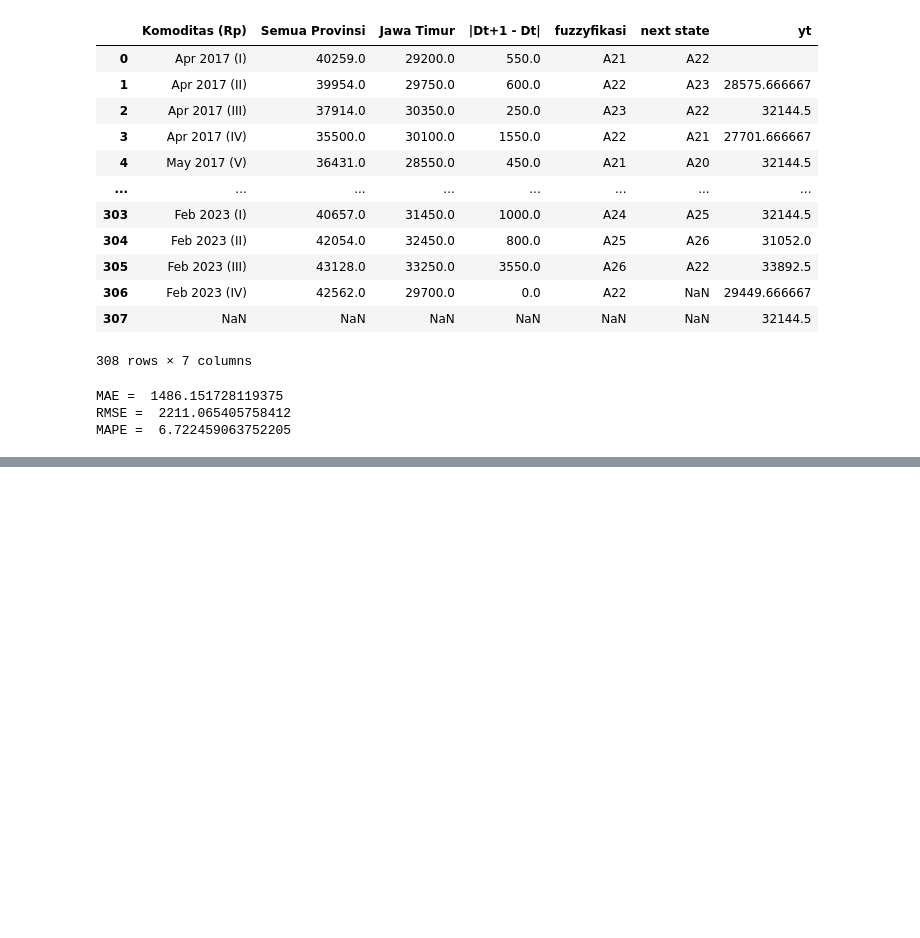
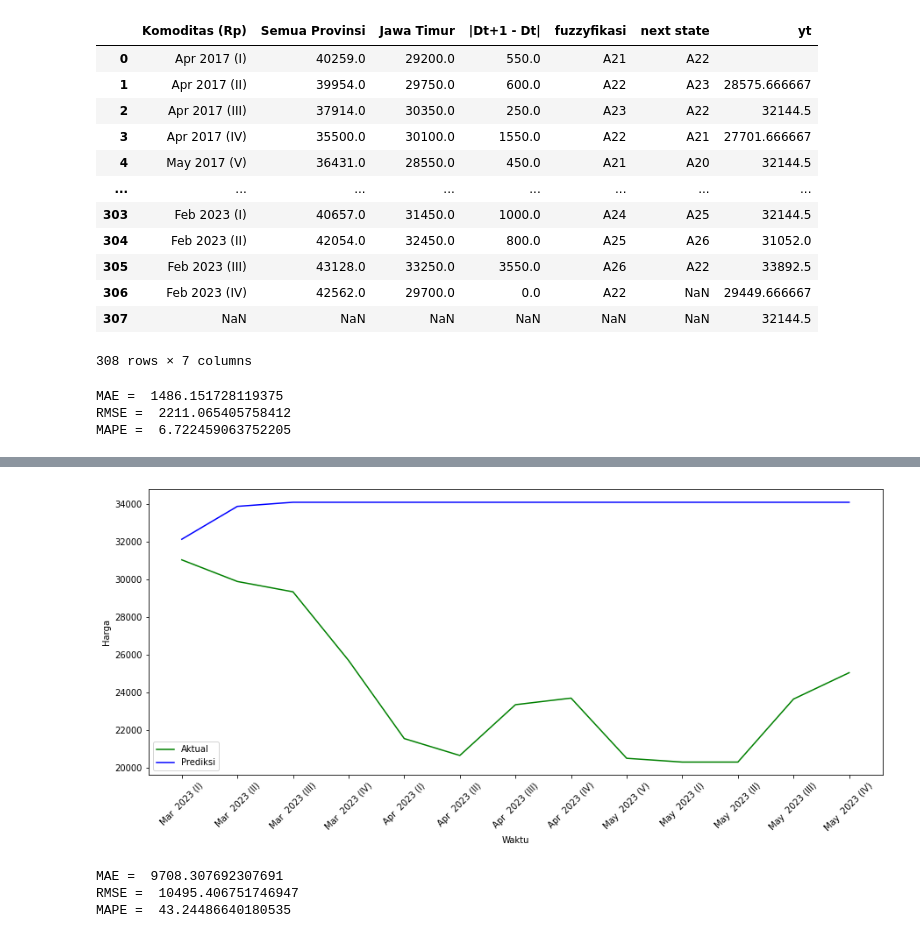
Before and after one commit to vidakomaria/fuzzyTS, a Jupyter notebook: code_cabai hijau.ipynb, the cells around one changed output, grey strips where cells are left out. Saved outputs shown, nothing was run; the diff lists cells and outputs as text; code cells hidden in the pictures; blank space fills up the shorter version.

```diff
--- a/code_cabai hijau.ipynb
+++ b/code_cabai hijau.ipynb
@@ -446,0 +406,3 @@ plt.show()
+# %%
+dfMar = pd.read_csv("cabai hijau mar-mei 23.csv", sep=";")
+dfMar
@@ -446,0 +424,7 @@ plt.show()
+# %%
+df_result = pd.DataFrame()
+df_result['yt'] = dfPredictNext['yt'][len(dfPredictNext.index)-nPred:].copy()
+df_result.reset_index(inplace=True, drop=True)
+# %%
+dfMar['yt'] = df_result
+dfMar
@@ -446,0 +446,30 @@ plt.show()
+# %%
+plt.figure(figsize=(15,6))
+plt.plot(dfMar['Komoditas (Rp)'], dfMar['Jawa Timur'], color='green', label='Aktual')
+plt.plot(dfMar['Komoditas (Rp)'], dfMar['yt'], color='blue', label='Prediksi')
+plt.xlabel('Waktu')
+plt.ylabel('Harga')
+plt.xticks(rotation=45)
+plt.legend()
+plt.show()
+# %% [output]
+[figure, added]
+# %%
+# MAPE
+y_actual = dfMar['Jawa Timur'].to_numpy()
+y_predict = dfMar['yt'].to_numpy()
+
+# MAE
+MAE = mean_absolute_error(y_actual, y_predict)
+print("MAE = ",MAE)
+
+# Root MSE squared=False
+RMSE = mean_squared_error(y_actual, y_predict, squared=False)
+print("RMSE = ",RMSE)
+
+MAPE = mean_absolute_percentage_error(y_actual, y_predict)
+print("MAPE = ",MAPE*100)
+# %% [output]
+MAE =  9708.307692307691
+RMSE =  10495.406751746947
+MAPE =  43.24486640180535
```
Also changed, not shown: parts of 9 cells of this notebook, 8 other files.
